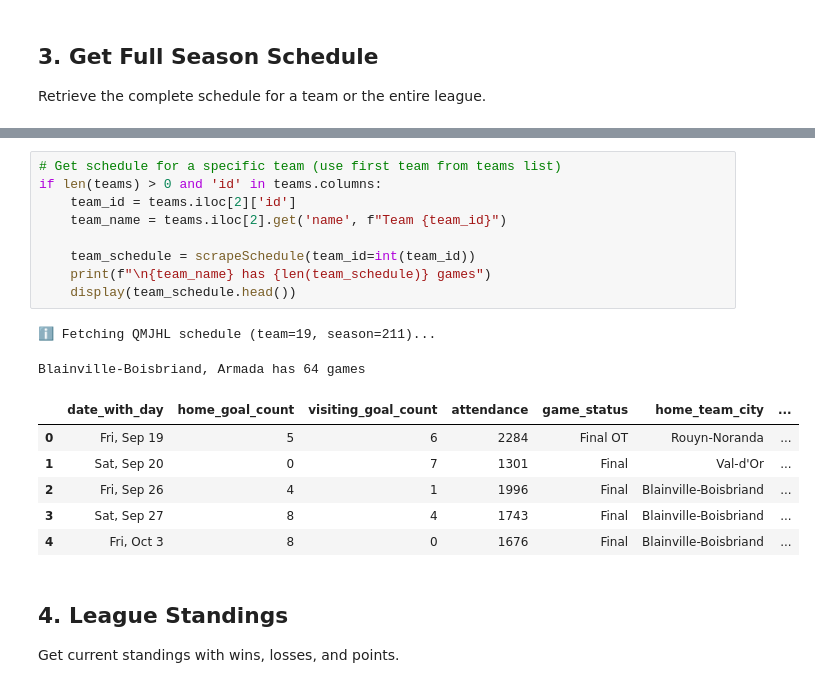
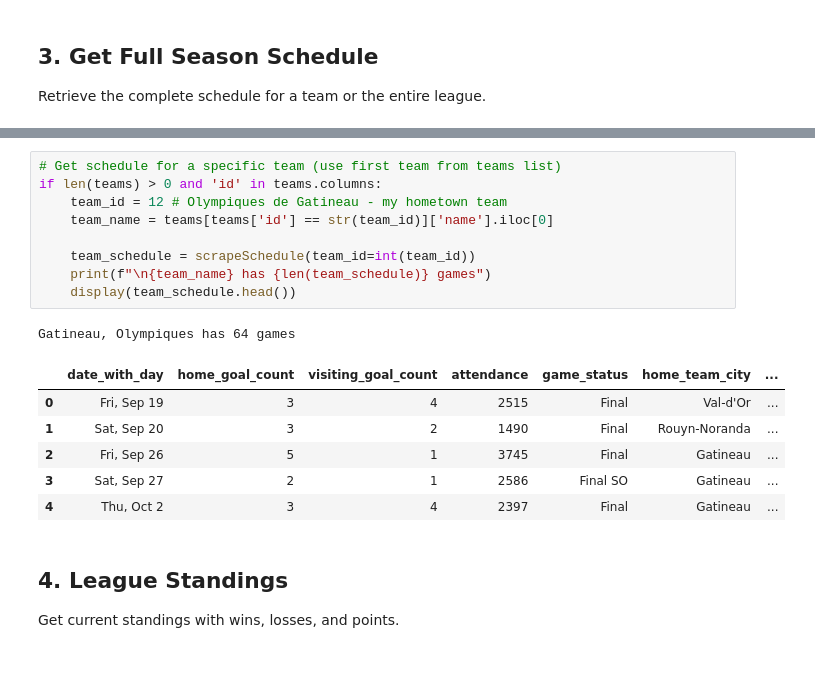
Before and after one commit to maxtixador/scrapernhl, a Jupyter notebook: notebooks/09_qmjhl_league_examples.ipynb, the cells around one changed output, grey strips where cells are left out. Drawn from its saved outputs; the diff is of its cells as text.

```diff
--- a/notebooks/09_qmjhl_league_examples.ipynb
+++ b/notebooks/09_qmjhl_league_examples.ipynb
@@ -106,21 +98,20 @@ Total games in schedule: 578
 # %%
 # Get schedule for a specific team (use first team from teams list)
 if len(teams) > 0 and 'id' in teams.columns:
-    team_id = teams.iloc[2]['id']
-    team_name = teams.iloc[2].get('name', f"Team {team_id}")
+    team_id = 12 # Olympiques de Gatineau - my hometown team
+    team_name = teams[teams['id'] == str(team_id)]['name'].iloc[0]
 
     team_schedule = scrapeSchedule(team_id=int(team_id))
     print(f"\n{team_name} has {len(team_schedule)} games")
     display(team_schedule.head())
 # %% [output]
-ℹ Fetching QMJHL schedule (team=19, season=211)...
+Gatineau, Olympiques has 64 games
-Blainville-Boisbriand, Armada has 64 games
 |  | date_with_day | home_goal_count | visiting_goal_count | attendance | game_status | home_team_city | ... |
-| 0 | Fri, Sep 19 | 5 | 6 | 2284 | Final OT | Rouyn-Noranda | ... |
-| 1 | Sat, Sep 20 | 0 | 7 | 1301 | Final | Val-d'Or | ... |
-| 2 | Fri, Sep 26 | 4 | 1 | 1996 | Final | Blainville-Boisbriand | ... |
-| 3 | Sat, Sep 27 | 8 | 4 | 1743 | Final | Blainville-Boisbriand | ... |
-| 4 | Fri, Oct 3 | 8 | 0 | 1676 | Final | Blainville-Boisbriand | ... |
+| 0 | Fri, Sep 19 | 3 | 4 | 2515 | Final | Val-d'Or | ... |
+| 1 | Sat, Sep 20 | 3 | 2 | 1490 | Final | Rouyn-Noranda | ... |
+| 2 | Fri, Sep 26 | 5 | 1 | 3745 | Final | Gatineau | ... |
+| 3 | Sat, Sep 27 | 2 | 1 | 2586 | Final SO | Gatineau | ... |
+| 4 | Thu, Oct 2 | 3 | 4 | 2397 | Final | Gatineau | ... |
 # %% [markdown]
 ## 4. League Standings
 
```
Also changed, not shown: parts of 8 cells of this notebook, 15 other files.
